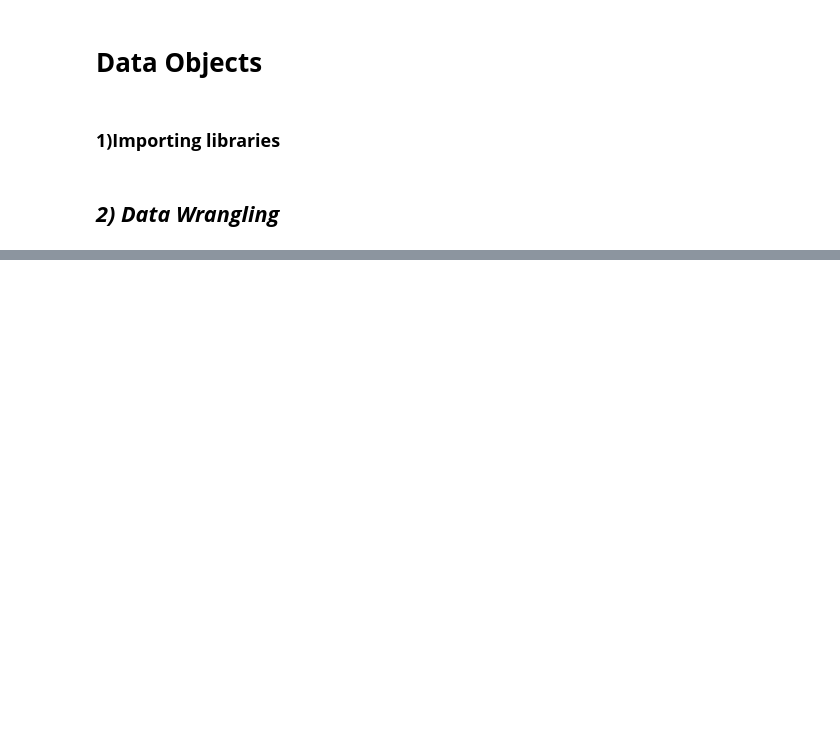
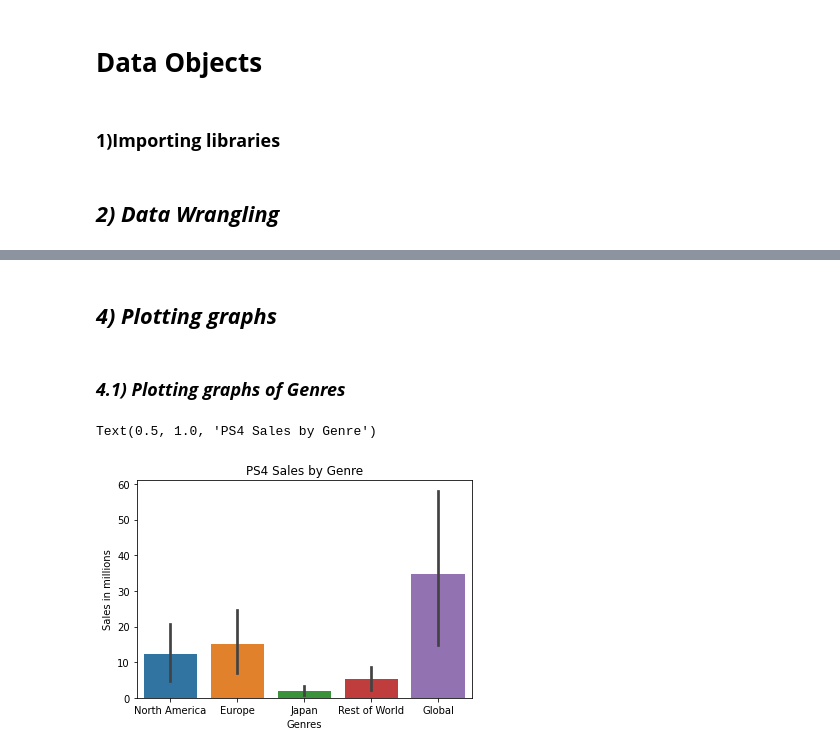
Before and after one commit to data301-2021-summer2/project-group12-project, a Jupyter notebook: analysis/dhairya/DhairyaDatasheets.ipynb, the cells around one changed output, grey strips where cells are left out. Drawn from its saved outputs; the diff is of its cells as text; code cells hidden in the pictures; blank space fills up the shorter version.

```diff
--- a/analysis/dhairya/DhairyaDatasheets.ipynb
+++ b/analysis/dhairya/DhairyaDatasheets.ipynb
@@ -52,0 +91,9 @@ data_XBOXONE
+# %%
+df_Ps4_genre =(data_PS4.groupby(['Genre']).sum()
+
+               .sort_values(by ='Genre',ascending=False)
+              )
+df_XBOX_genre = (data_XBOXONE.groupby(['Genre']).sum()
+
+                 .sort_values(by ='Global',ascending=False)
+              )
@@ -52,0 +305,11 @@ data_XBOXONE
+# %% [markdown]
+## ***4) Plotting graphs***
+# %% [markdown]
+### ***4.1) Plotting graphs of Genres***
+# %%
+a =sns.barplot(data=df_Ps4_genre)
+a.set(xlabel="Genres", ylabel = "Sales in millions")
+plt.title("PS4 Sales by Genre")
+# %% [output]
+Text(0.5, 1.0, 'PS4 Sales by Genre')
+[figure, added]
```
Also changed, not shown: parts of 29 cells of this notebook, 2 other files.
